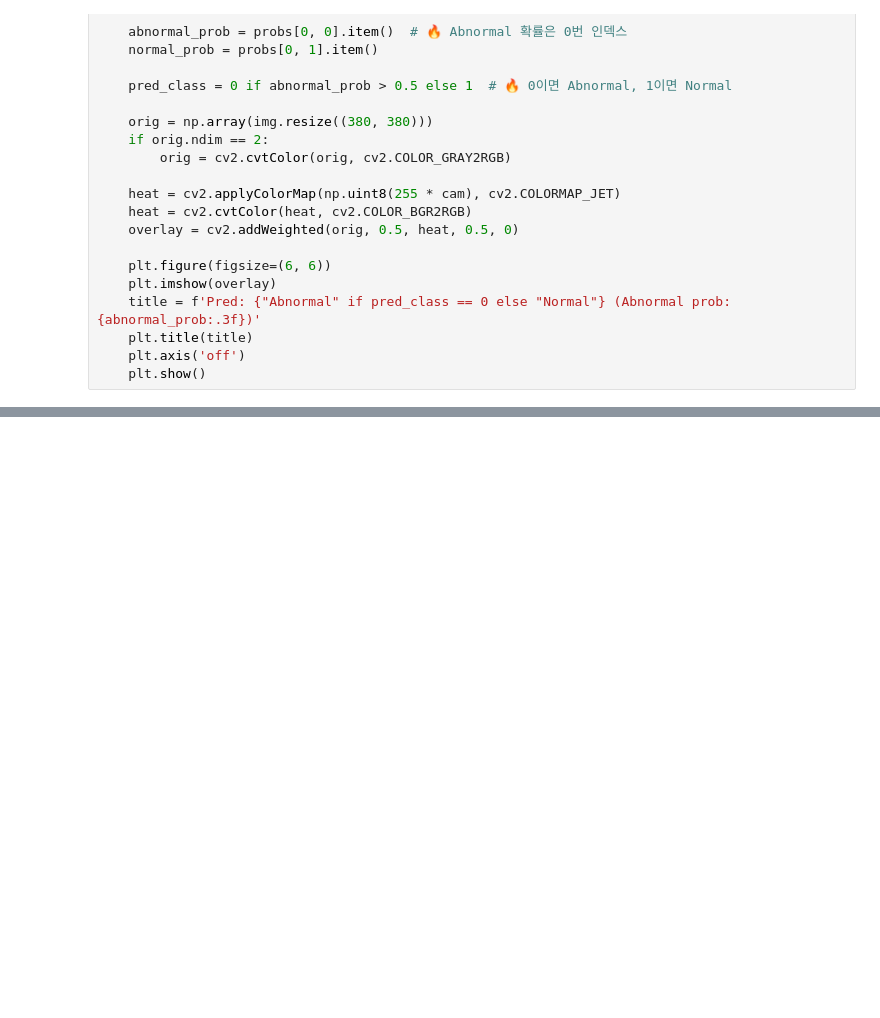
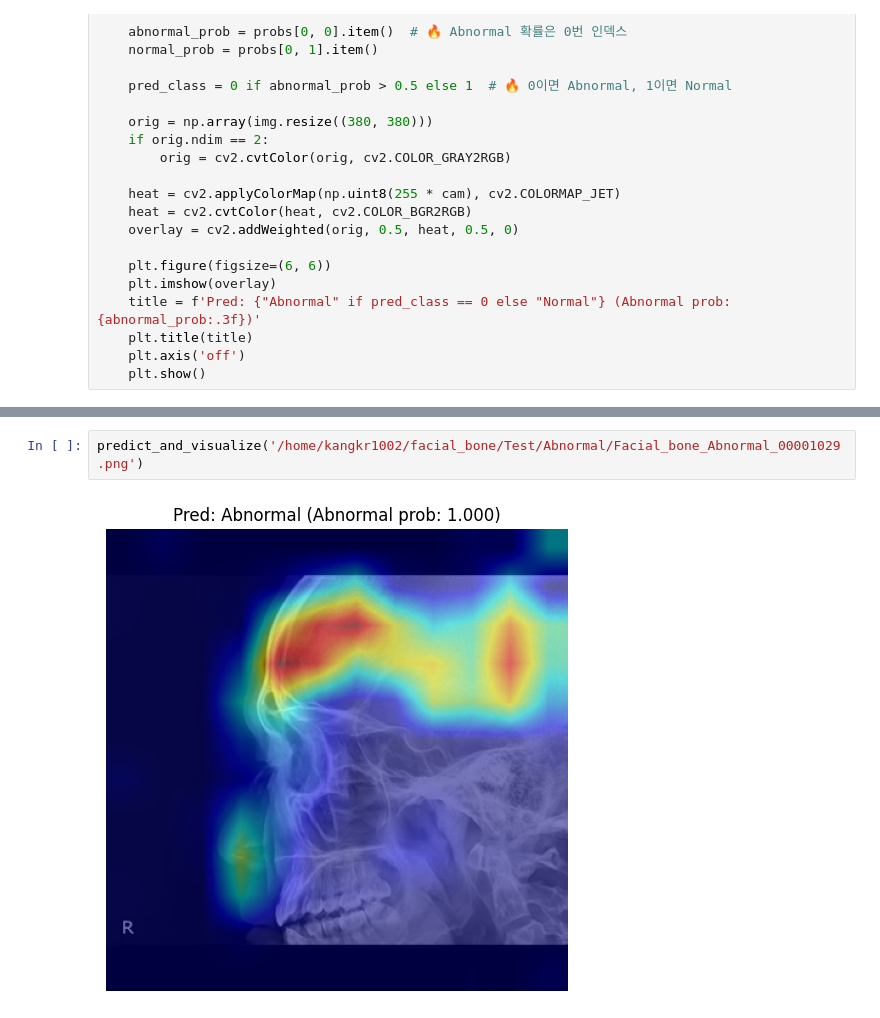
Before and after one commit to kyngre/xray, a Jupyter notebook: gradcam_efficientnet_b4.ipynb, the cells around one changed output, grey strips where cells are left out. Drawn from its saved outputs; the diff is of its cells as text; blank space fills up the shorter version.

```diff
--- a/gradcam_efficientnet_b4.ipynb
+++ b/gradcam_efficientnet_b4.ipynb
@@ -102,0 +151,4 @@ predict_and_visualize('/home/kangkr1002/facial_bone/Test/Abnormal/Facial_bone_Ab
+# %%
+predict_and_visualize('/home/kangkr1002/facial_bone/Test/Abnormal/Facial_bone_Abnormal_00001029.png')
+# %% [output]
+[figure, added]
```
Also changed, not shown: parts of 2 cells of this notebook.
